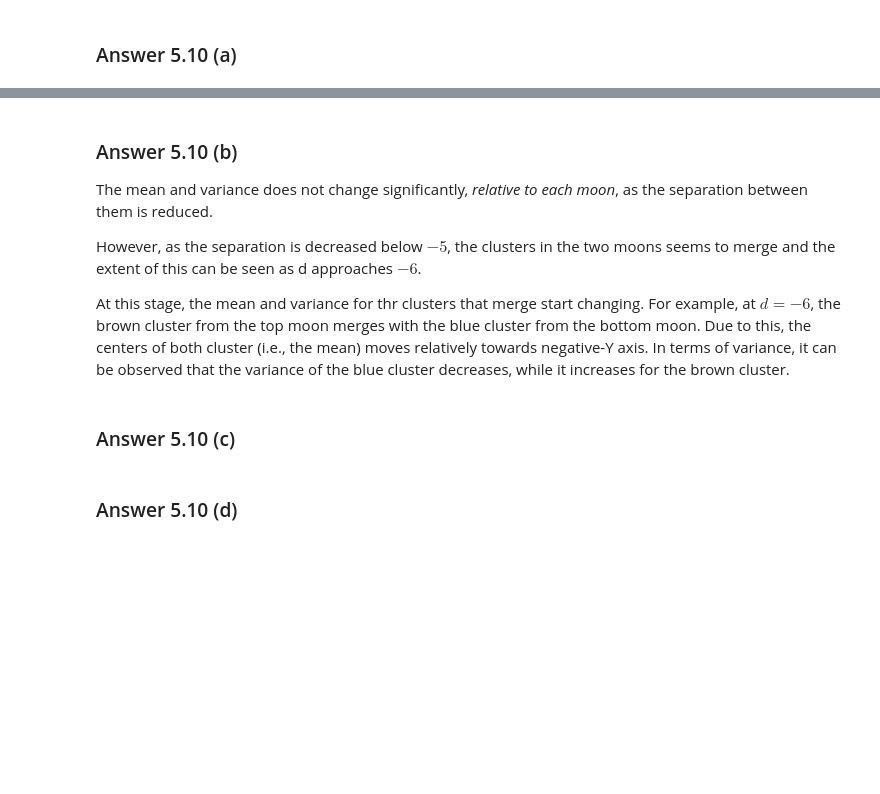
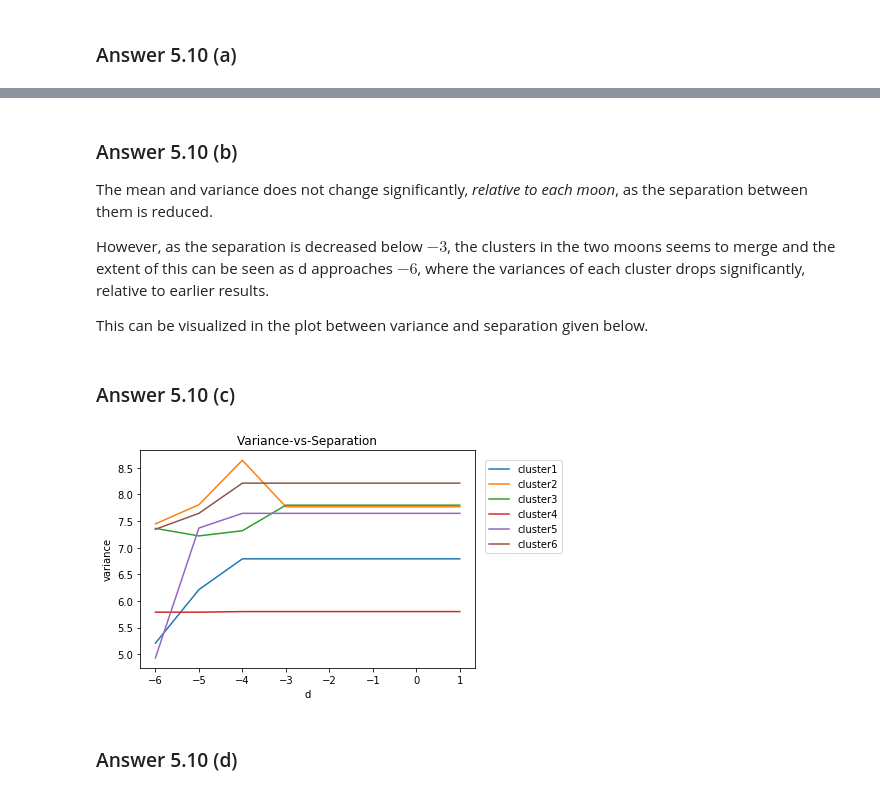
Before and after one commit to debaraj-barua/neural-networks-ws17, a Jupyter notebook: Assignment08/NN_DebarajBarua_NareshKumarGurulingan_271117/NN_DebarajBarua_NareshKumarGurulingan_271117_src/NN_DebarajBarua_NareshKumarGurulingan_271117.ipynb, the cells around one changed output, grey strips where cells are left out. Saved outputs shown, nothing was run; the diff lists cells and outputs as text; code cells hidden in the pictures; blank space fills up the shorter version.

```diff
--- a/Assignment08/NN_DebarajBarua_NareshKumarGurulingan_271117/NN_DebarajBarua_NareshKumarGurulingan_271117_src/NN_DebarajBarua_NareshKumarGurulingan_271117.ipynb
+++ b/Assignment08/NN_DebarajBarua_NareshKumarGurulingan_271117/NN_DebarajBarua_NareshKumarGurulingan_271117_src/NN_DebarajBarua_NareshKumarGurulingan_271117.ipynb
@@ -153,9 +153,9 @@ for d in xrange(1,-7,-1):
     train_data=generate_points(d,size=1000)
     means,variance=k_mean(K,d,train_data.copy())
     #variance_min=np.array(np.ndarray.min(variance,axis=1))[np.newaxis].T
-    print "d: ",d, ", \n mean:\n ", means, "\n variance: \n",variance
+    print "d: ",d, ", \n mean:\n ", means, "\n variance: \n",variance[:,0]
     mean_arr.append(means)
-    var_arr.append(variance)
+    var_arr.append(variance[:,0])
 # %% [output]
 --------------------
 d:  1
@@ -262,10 +237,23 @@ Number of Iterations: 11
 
 The mean and variance does not change significantly, *relative to each moon*, as the separation between them is reduced.
 
-However, as the separation is decreased below $-5$, the clusters in the two moons seems to merge and the extent of this can be seen as d approaches $-6$.
+However, as the separation is decreased below $-3$, the clusters in the two moons seems to merge and the extent of this can be seen as d approaches $-6$, where the variances of each cluster drops significantly, relative to earlier results.
 
-At this stage, the mean and variance for thr clusters that merge start changing. For example, at $d=-6$, the brown cluster from the top moon merges with the blue cluster from the bottom moon. Due to this, the centers of both cluster (i.e., the mean) moves relatively towards negative-Y axis. In terms of variance, it can be observed that the variance of the blue cluster decreases, while it increases for the brown cluster.
+This can be visualized in the plot between variance and separation given below.
 # %% [markdown]
 ### Answer 5.10 (c)
+# %%
+clustered_var= np.flip(np.array(var_arr),axis=0).T
+d = np.array([-6,-5,-4,-3,-2,-1,0,1])
+
+for i,var in enumerate(clustered_var):
+    plt.plot(d,var,label='cluster'+str(i+1))
+plt.xlabel('d')
+plt.ylabel('variance')
+plt.legend(bbox_to_anchor=(1,1), borderaxespad=1.)
+plt.title("Variance-vs-Separation")
+plt.show()
+# %% [output]
+[figure, added]
 # %% [markdown]
 ### Answer 5.10 (d)
```
Also changed, not shown: parts of 2 cells of this notebook.
